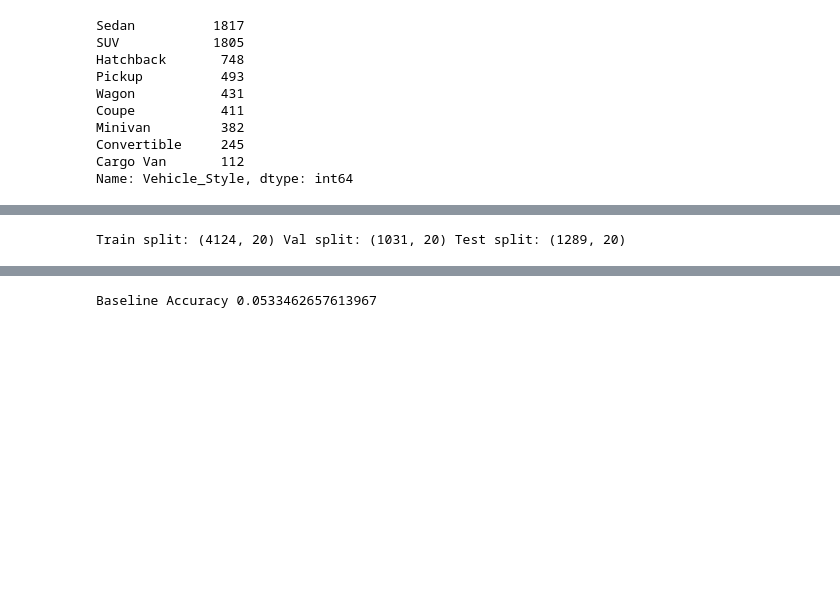
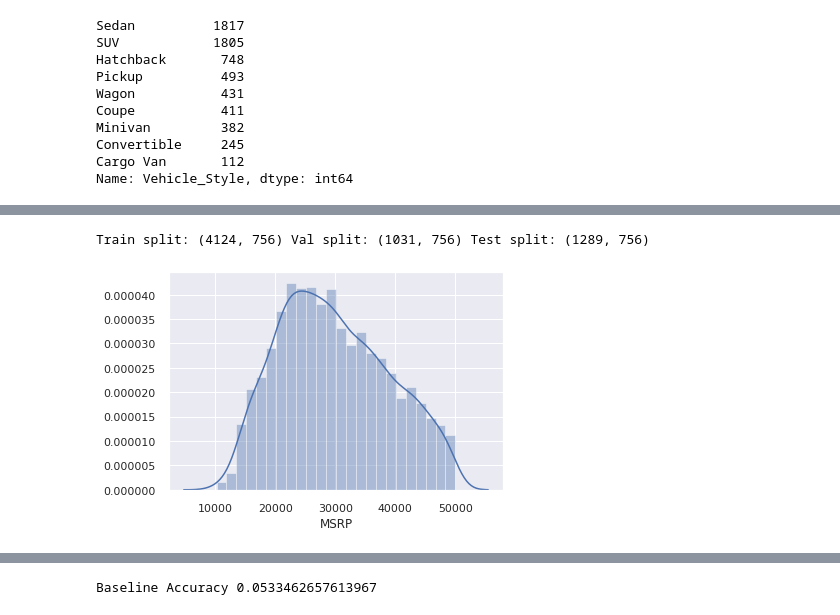
Before and after one commit to e-pyrom/Build-Project-MSRP-Pred, a Jupyter notebook: Build_2_Car_MSRP_Predictions.ipynb, the cells around one changed output, grey strips where cells are left out. Drawn from its saved outputs; the diff is of its cells as text; code cells hidden in the pictures; blank space fills up the shorter version.

Commit message:
Build 2 Car MSRP v2

```diff
--- a/Build_2_Car_MSRP_Predictions.ipynb
+++ b/Build_2_Car_MSRP_Predictions.ipynb
@@ -59,3 +63,5 @@ Name: Make, dtype: int64
+# %%
+cars.replace({'Ford ': 'Ford'}, inplace=True)
 # %%
 #Dropping Makes with less than 100 data points
 
@@ -211,13 +217,6 @@ unique               502
 top       Silverado 1500
 freq                 147
 Name: Model, dtype: object
-# %%
-import seaborn as sns
-import matplotlib.pyplot as plt
-sns.set(style="ticks", color_codes=True)
-
-sns.catplot(x="Model", palette='Blues', kind="count", data=cars);
-plt.show()
 # %%
 #Dropping Models with more than 50 data points, avoid overfitting on those specific models
 high_card = cars['Model'].value_counts()
@@ -351,0 +361,4 @@ sns.distplot(x)
+# %%
+#Categorical columns
+X, y = cars.drop(columns='MSRP'), cars['MSRP']
+X = pd.get_dummies(data=X)
@@ -352,9 +374,6 @@ sns.distplot(x)
 # %%
 ## Random train, val, test datasets
 from sklearn.model_selection import train_test_split
-
-X, y = cars.drop(columns='MSRP'), cars['MSRP']
-
 #train and test split
 X_train, X_test, y_train, y_test = train_test_split(X, y,
                                                   test_size=0.20,
@@ -366,7 +385,13 @@ X_train, X_val, y_train, y_val = train_test_split(X_train, y_train,
 
 print('Train split:', X_train.shape, 'Val split:', X_val.shape, 'Test split:', X_test.shape)
 # %% [output]
-Train split: (4124, 20) Val split: (1031, 20) Test split: (1289, 20)
+Train split: (4124, 756) Val split: (1031, 756) Test split: (1289, 756)
+# %%
+%matplotlib inline
+import seaborn as sns
+sns.distplot(y_train);
+# %% [output]
+[figure, added]
 # %%
 %%time
 import category_encoders as ce
```
Also changed, not shown: parts of 41 cells of this notebook.
